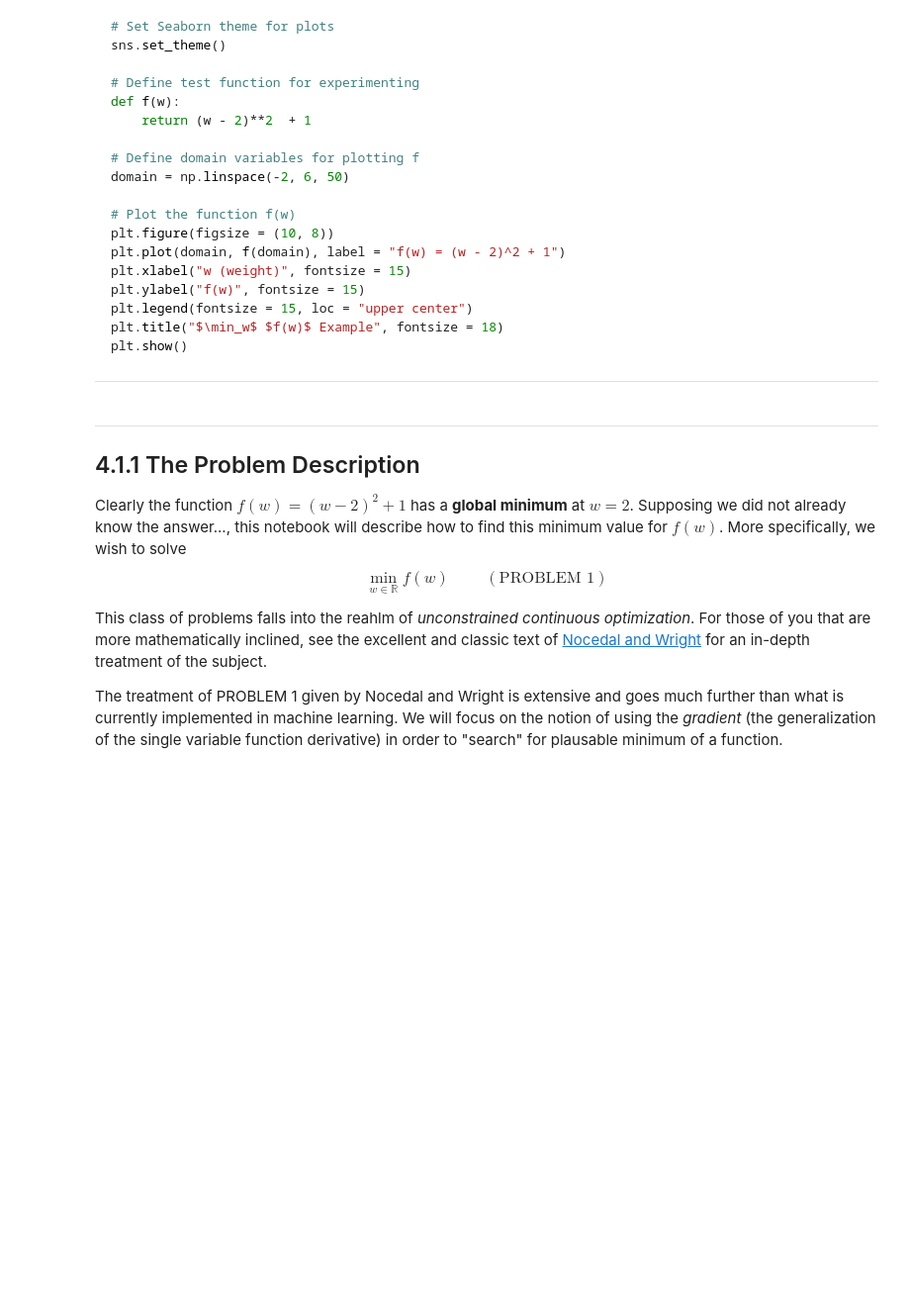
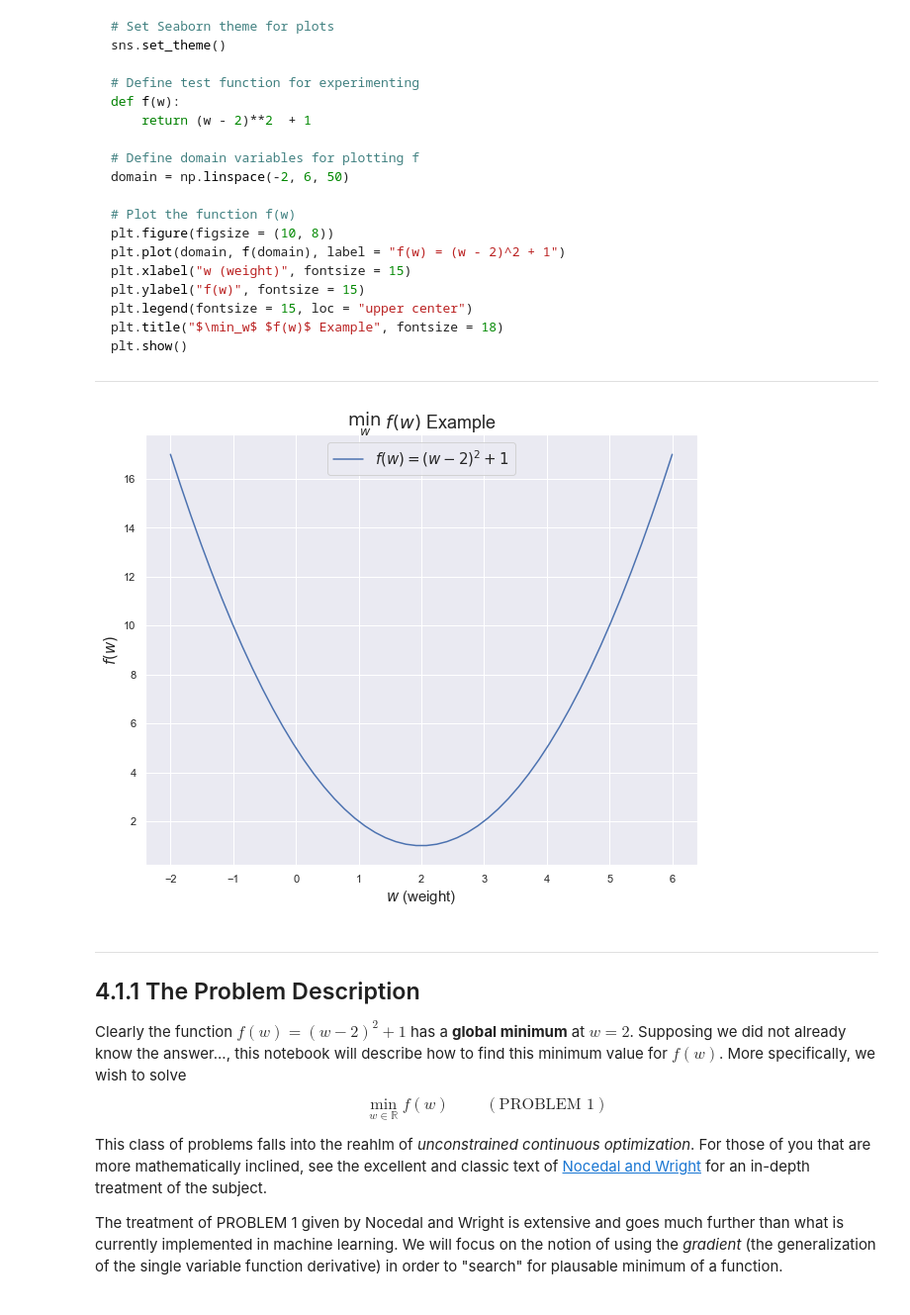
Before and after one commit to RandyRDavila/Data_Science_and_Machine_Learning_Spring_2022, a Jupyter notebook: Lecture_4/Lecture_4_1_Gradient_Descent.ipynb, the cells around one changed output. Shown: that part at 99% size. Drawn from its saved outputs; the diff is of its cells as text; code cells hidden in the pictures; blank space fills up the shorter version.

```diff
--- a/Lecture_4/Lecture_4_1_Gradient_Descent.ipynb
+++ b/Lecture_4/Lecture_4_1_Gradient_Descent.ipynb
@@ -33,6 +33,31 @@ plt.show()
 
 
 ---
+# %%
+import matplotlib.pyplot as plt
+import numpy as np
+import seaborn as sns
+
+# Set Seaborn theme for plots
+sns.set_theme()
+
+# Define test function for experimenting
+def f(w):
+    return (w - 2)**2  + 1
+
+# Define domain variables for plotting f
+domain = np.linspace(-2, 6, 50)
+
+# Plot the function f(w)
+plt.figure(figsize = (10, 8))
+plt.plot(domain, f(domain), label = "$f(w) = (w - 2)^2 + 1$")
+plt.xlabel("$w$ (weight)", fontsize = 15)
+plt.ylabel("$f(w)$", fontsize = 15)
+plt.legend(fontsize = 15, loc = "upper center")
+plt.title("$\min_w$ $f(w)$ Example", fontsize = 18)
+plt.show()
+# %% [output]
+[figure, added]
 # %% [markdown]
 ---
 
```
Also changed, not shown: parts of 14 cells of this notebook.
